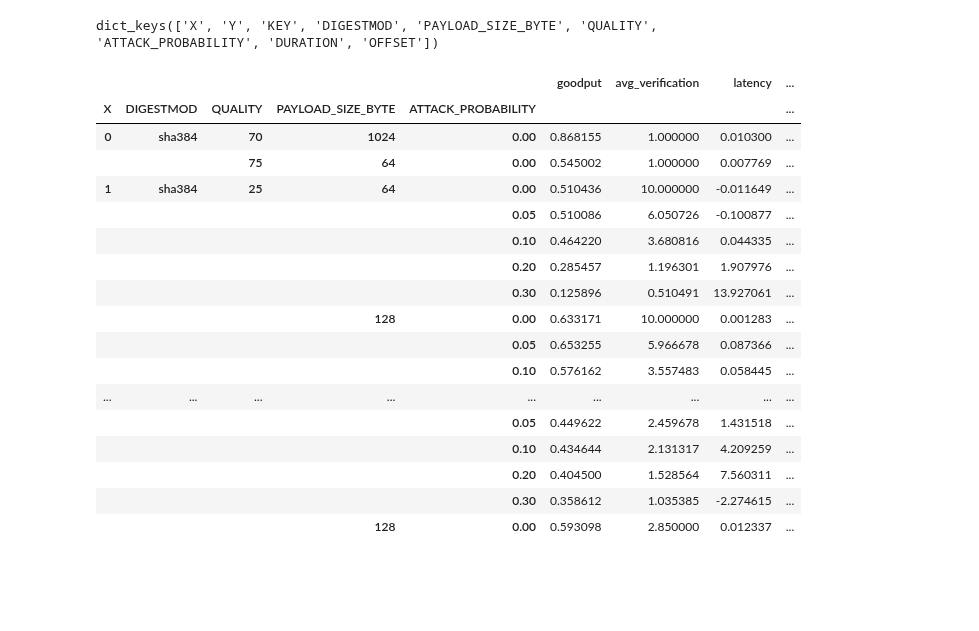
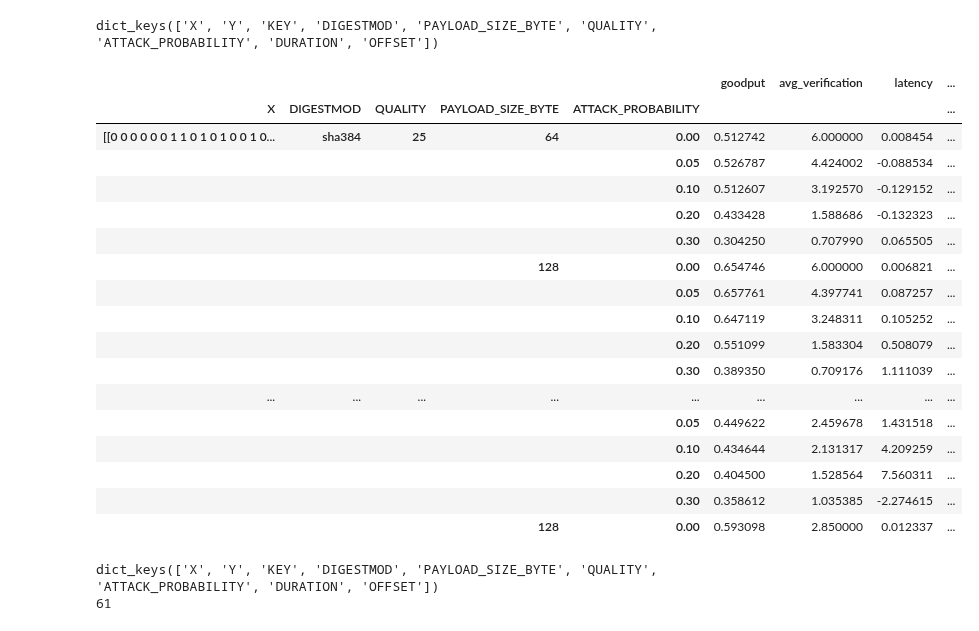
Before and after one commit to mkashani-phd/OptiMAC, a Jupyter notebook: UDP Demo/Analyzing_Result.ipynb, the cells around one changed output. Drawn from its saved outputs; the diff is of its cells as text; code cells hidden in the pictures; blank space fills up the shorter version.

```diff
--- a/UDP Demo/Analyzing_Result.ipynb
+++ b/UDP Demo/Analyzing_Result.ipynb
@@ -22,24 +22,47 @@ df = pd.DataFrame([[str(np.array(res[data]['param']['X'], dtype=int)),
 # %% [output]
 dict_keys(['X', 'Y', 'KEY', 'DIGESTMOD', 'PAYLOAD_SIZE_BYTE', 'QUALITY', 'ATTACK_PROBABILITY', 'DURATION', 'OFFSET'])
 # %%
-df['X'] = pd.factorize(df['X'])[0]
+# df['X'] = pd.factorize(df['X'])[0]
 df.groupby(['X', 'DIGESTMOD', 'QUALITY', 'PAYLOAD_SIZE_BYTE', 'ATTACK_PROBABILITY']).mean()
 # %% [output]
 |  |  |  |  |  | goodput | avg_verification | latency | ... |
 | X | DIGESTMOD | QUALITY | PAYLOAD_SIZE_BYTE | ATTACK_PROBABILITY |  |  |  | ... |
-| 0 | sha384 | 70 | 1024 | 0.00 | 0.868155 | 1.000000 | 0.010300 | ... |
-|  |  | 75 | 64 | 0.00 | 0.545002 | 1.000000 | 0.007769 | ... |
-| 1 | sha384 | 25 | 64 | 0.00 | 0.510436 | 10.000000 | -0.011649 | ... |
-|  |  |  |  | 0.05 | 0.510086 | 6.050726 | -0.100877 | ... |
-|  |  |  |  | 0.10 | 0.464220 | 3.680816 | 0.044335 | ... |
-|  |  |  |  | 0.20 | 0.285457 | 1.196301 | 1.907976 | ... |
-|  |  |  |  | 0.30 | 0.125896 | 0.510491 | 13.927061 | ... |
-|  |  |  | 128 | 0.00 | 0.633171 | 10.000000 | 0.001283 | ... |
-|  |  |  |  | 0.05 | 0.653255 | 5.966678 | 0.087366 | ... |
-|  |  |  |  | 0.10 | 0.576162 | 3.557483 | 0.058445 | ... |
+| [[0 0 0 0 0 0 1 1 0 1 0 1 0 0 1 0... | sha384 | 25 | 64 | 0.00 | 0.512742 | 6.000000 | 0.008454 | ... |
+|  |  |  |  | 0.05 | 0.526787 | 4.424002 | -0.088534 | ... |
+|  |  |  |  | 0.10 | 0.512607 | 3.192570 | -0.129152 | ... |
+|  |  |  |  | 0.20 | 0.433428 | 1.588686 | -0.132323 | ... |
+|  |  |  |  | 0.30 | 0.304250 | 0.707990 | 0.065505 | ... |
+|  |  |  | 128 | 0.00 | 0.654746 | 6.000000 | 0.006821 | ... |
+|  |  |  |  | 0.05 | 0.657761 | 4.397741 | 0.087257 | ... |
+|  |  |  |  | 0.10 | 0.647119 | 3.248311 | 0.105252 | ... |
+|  |  |  |  | 0.20 | 0.551099 | 1.583304 | 0.508079 | ... |
+|  |  |  |  | 0.30 | 0.389350 | 0.709176 | 1.111039 | ... |
 | ... | ... | ... | ... | ... | ... | ... | ... | ... |
 |  |  |  |  | 0.05 | 0.449622 | 2.459678 | 1.431518 | ... |
 |  |  |  |  | 0.10 | 0.434644 | 2.131317 | 4.209259 | ... |
 |  |  |  |  | 0.20 | 0.404500 | 1.528564 | 7.560311 | ... |
 |  |  |  |  | 0.30 | 0.358612 | 1.035385 | -2.274615 | ... |
 |  |  |  | 128 | 0.00 | 0.593098 | 2.850000 | 0.012337 | ... |
+# %%
+
+with open('results.pkl', 'rb') as f:
+    res = pickle.load(f)
+print(res[0]['param'].keys())
+
+df2 = pd.DataFrame([[np.array(res[data]['param']['X']),
+                        res[data]['param']['DIGESTMOD'],
+                        res[data]['param']['QUALITY'],
+                        res[data]['param']['PAYLOAD_SIZE_BYTE'],
+                        res[data]['param']['ATTACK_PROBABILITY'],
+                        np.nanmean(res[data]['goodput']),
+                        np.nanmean(res[data]['avg_verification']),
+                        np.nanmean(res[data]['latency']) - res[data]['param']['OFFSET'],
+                        np.nanmean(res[data]['frame_rate']) ] for data in res.keys()]
+                        , columns=['X', 'DIGESTMOD', 'QUALITY', 'PAYLOAD_SIZE_BYTE', 'ATTACK_PROBABILITY', 'goodput', 'avg_verification', 'latency', 'frame_rate'])
+for i in range(len(df2)):
+    if "[[0 0 0 0 0 0 1 1 0 1 0 1 0 0 1 0 0 1 0 0]\n [1 0 0 0 1 1 0 0 1 0 0 0 1 0 0 0 0 0 1 0]\n [1 1 0 1 0 0 0 1 0 0 1 0 0 0 0 1 0 0 0 0]\n [0 1 1 0 0 0 0 1 1 1 1 0 0 0 0 0 0 0 0 0]\n [0 1 1 0 1 0 0 0 0 0 1 0 1 0 0 1 0 0 0 0]\n [0 0 0 1 0 0 1 1 0 0 0 1 0 0 1 0 1 0 0 0]\n [1 0 0 1 0 0 0 0 0 0 0 1 0 1 1 0 1 0 0 0]\n [1 1 0 1 0 1 0 0 1 0 0 0 0 0 0 1 0 0 0 0]\n [1 0 1 0 0 1 0 0 0 1 0 0 0 0 0 0 0 0 1 1]\n [0 0 0 0 0 0 1 0 1 0 0 0 1 1 0 0 1 1 0 0]\n [0 1 0 1 1 0 0 0 0 1 0 0 0 0 0 0 0 1 0 1]\n [1 0 0 0 1 1 0 0 0 0 0 1 0 1 1 0 0 0 0 0]\n [0 1 1 0 1 0 0 0 0 0 1 0 0 0 0 1 0 0 1 0]\n [0 0 1 0 0 0 0 1 1 1 0 0 0 1 0 0 0 0 1 0]\n [0 0 1 0 0 1 1 0 0 0 1 0 0 0 0 0 1 0 0 1]\n [0 0 0 0 0 0 1 0 0 0 0 1 1 0 0 0 1 1 0 1]\n [0 0 0 1 1 1 1 0 0 0 0 0 0 1 1 0 0 0 0 0]\n [0 0 0 0 0 0 0 1 1 1 0 0 1 0 0 1 0 0 0 1]\n [0 0 0 0 0 0 0 0 0 0 1 1 1 1 0 0 0 1 1 0]\n [0 0 0 0 0 0 0 0 0 0 0 0 0 0 1 1 1 1 1 1]]" == str(np.array(df2['X'][i], dtype=int)):
+        print(i)
+        break
+# %% [output]
+dict_keys(['X', 'Y', 'KEY', 'DIGESTMOD', 'PAYLOAD_SIZE_BYTE', 'QUALITY', 'ATTACK_PROBABILITY', 'DURATION', 'OFFSET'])
+61
```
Also changed, not shown: parts of 1 cell of this notebook.
